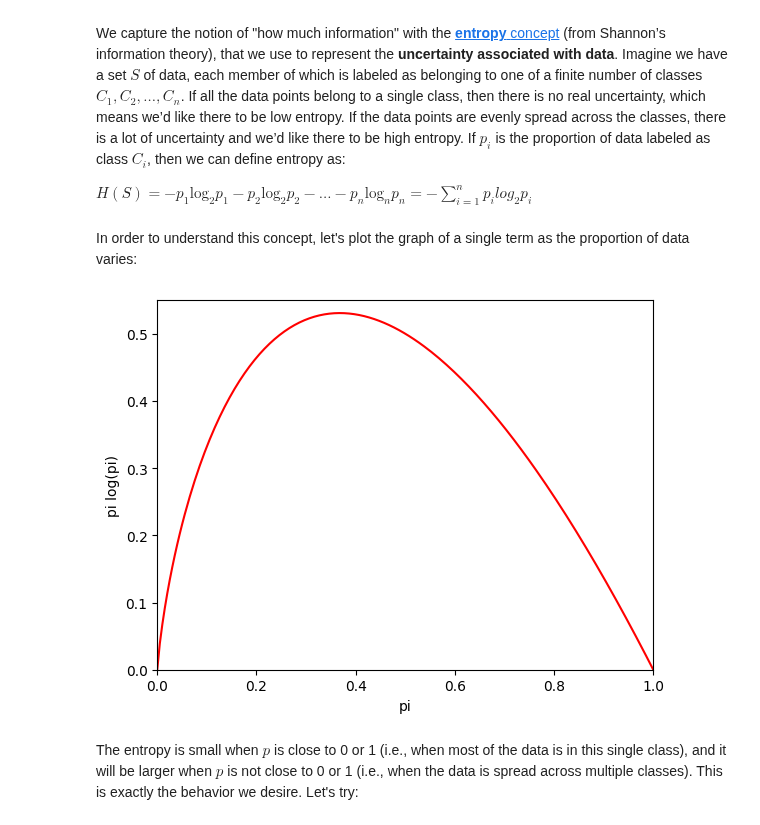
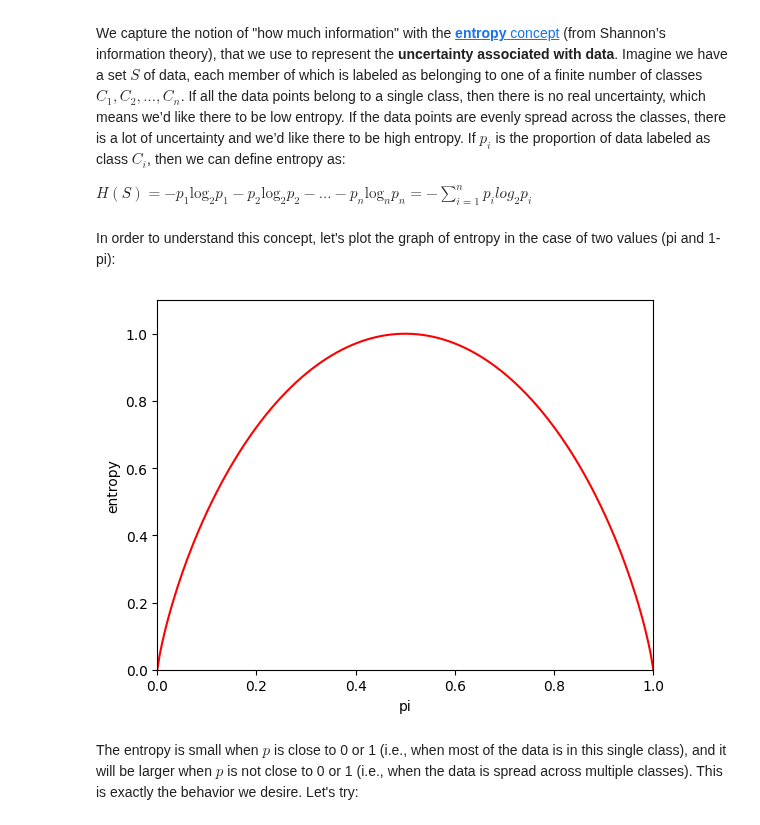
Before and after one commit to riccardoberta/machine-learning, a Jupyter notebook: 05 - Decision Tree/notes.ipynb, the cells around one changed output. Drawn from its saved outputs; the diff is of its cells as text; code cells hidden in the pictures.

```diff
--- a/05 - Decision Tree/notes.ipynb
+++ b/05 - Decision Tree/notes.ipynb
@@ -279,22 +279,23 @@ We capture the notion of "how much information" with the [**entropy** concept](h
 
 $\displaystyle H(S) = -p_1 \text{log}_2 p_1 - p_2 \text{log}_2 p_2 - ... - p_n \text{log}_n p_n = -\sum\limits_{i=1}^{n}{p_ilog_2p_i}$
 # %% [markdown]
-In order to understand this concept, let's plot the graph of a single term as the proportion of data varies:
+In order to understand this concept, let's plot the graph of entropy in the case of two values (pi and 1-pi):
 # %%
 import numpy as np
 import matplotlib.pyplot as plt
 
-pi = np.linspace(0.0001, 1, 200)
-pi_log_pi = -pi * np.log2(pi)
+pi = np.linspace(0.0001, 0.9999, 200)
 
-plt.plot(pi, pi_log_pi, "r-")
+entropy = -pi * np.log2(pi) - (1-pi) * np.log2(1-pi)
+
+plt.plot(pi, entropy, "r-")
 plt.xlabel("pi")
-plt.ylabel("pi log(pi)")
+plt.ylabel("entropy")
 
-plt.axis([0, 1, 0, 0.55])
+plt.axis([0, 1, 0, 1.1])
 plt.show()
 # %% [output]
-[figure, old version]
+[figure, new version]
 # %% [markdown]
 The entropy is small when $p$ is close to 0 or 1 (i.e., when most of the data is in this single class), and it will be larger when $p$ is not close to 0 or 1 (i.e., when the data is spread across multiple classes). This is exactly the behavior we desire. Let's try:
 # %%
```
Also changed, not shown: parts of 4 cells of this notebook, 8 other files.
